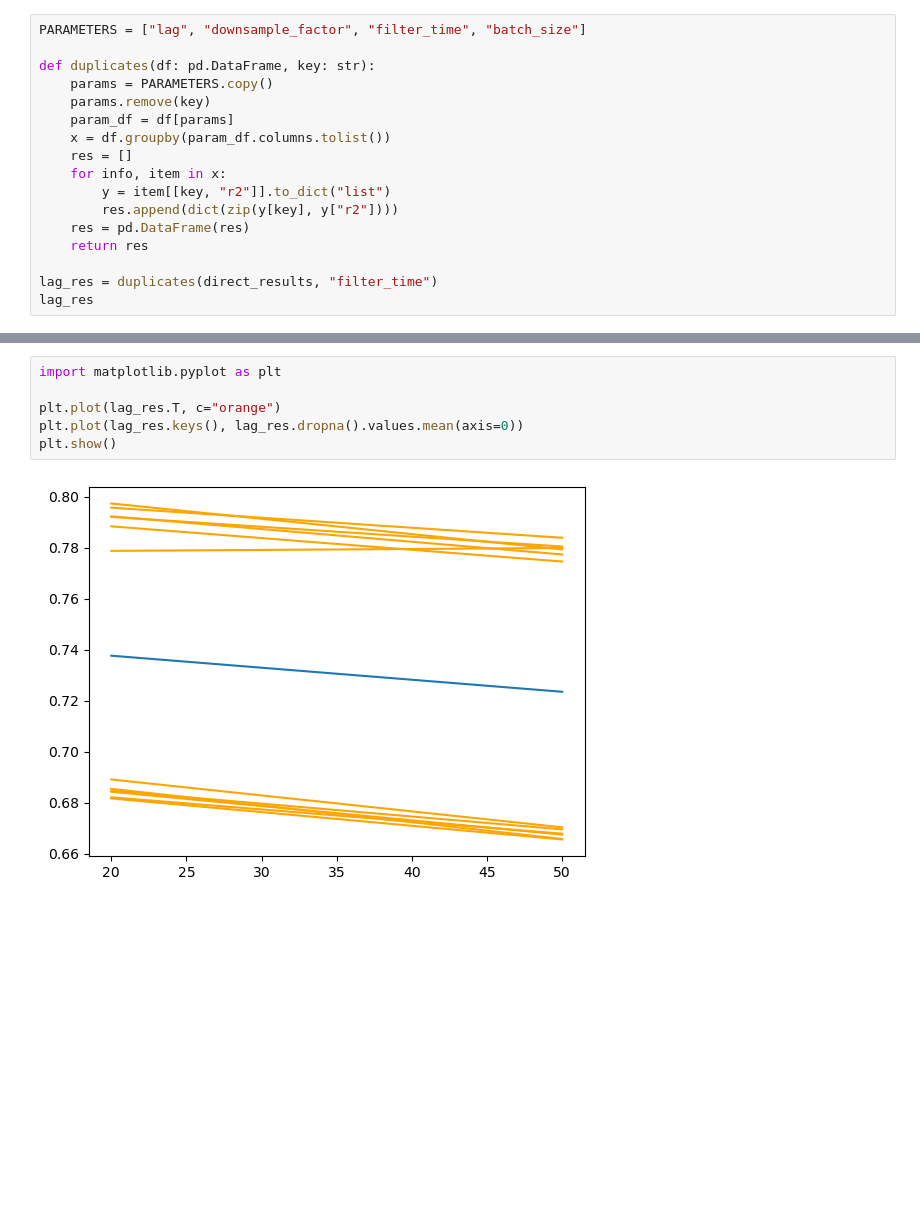
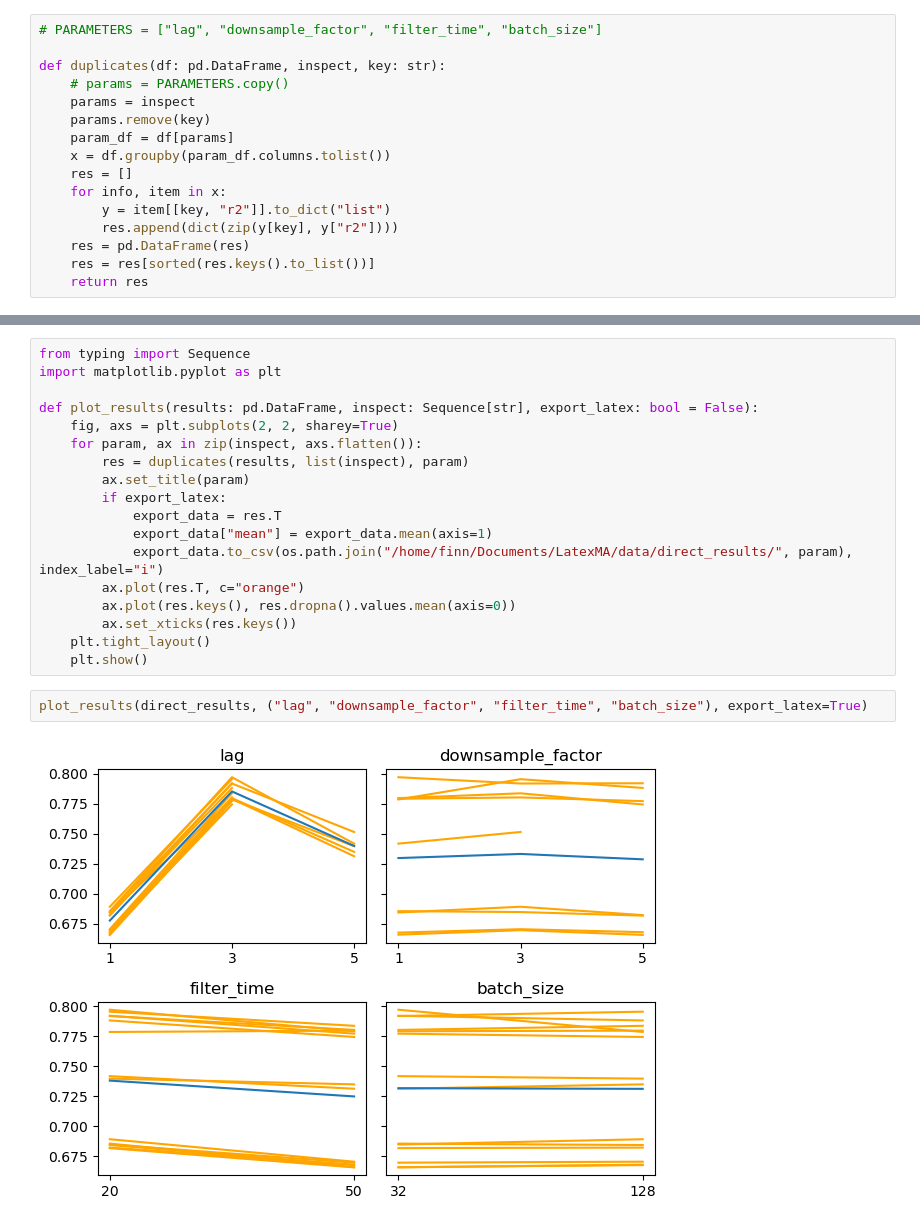
Before and after one commit to gjmm07/Masterthesis, a Jupyter notebook: results/Untitled.ipynb, the cells around one changed output, grey strips where cells are left out. Saved outputs shown, nothing was run; the diff lists cells and outputs as text; blank space fills up the shorter version.

```diff
--- a/results/Untitled.ipynb
+++ b/results/Untitled.ipynb
@@ -61,8 +70,9 @@ direct_results[direct_results.duplicated(["lag", "filter_time", "learning_rate",
 # %%
-PARAMETERS = ["lag", "downsample_factor", "filter_time", "batch_size"]
+# PARAMETERS = ["lag", "downsample_factor", "filter_time", "batch_size"]
 
-def duplicates(df: pd.DataFrame, key: str):
-    params = PARAMETERS.copy()
+def duplicates(df: pd.DataFrame, inspect, key: str):
+    # params = PARAMETERS.copy()
+    params = inspect
     params.remove(key)
     param_df = df[params]
     x = df.groupby(param_df.columns.tolist())
@@ -71,7 +81,5 @@ def duplicates(df: pd.DataFrame, key: str):
         y = item[[key, "r2"]].to_dict("list")
         res.append(dict(zip(y[key], y["r2"])))
     res = pd.DataFrame(res)
+    res = res[sorted(res.keys().to_list())]
     return res
-
-lag_res = duplicates(direct_results, "filter_time")
-lag_res
@@ -94,8 +86,22 @@ lag_res
-# %%
-import matplotlib.pyplot as plt
-
-plt.plot(lag_res.T, c="orange")
-plt.plot(lag_res.keys(), lag_res.dropna().values.mean(axis=0))
-plt.show()
-# %% [output]
-[figure, removed]
+# %%
+from typing import Sequence
+import matplotlib.pyplot as plt
+
+def plot_results(results: pd.DataFrame, inspect: Sequence[str], export_latex: bool = False):
+    fig, axs = plt.subplots(2, 2, sharey=True)
+    for param, ax in zip(inspect, axs.flatten()):
+        res = duplicates(results, list(inspect), param)
+        ax.set_title(param)
+        if export_latex:
+            export_data = res.T
+            export_data["mean"] = export_data.mean(axis=1)
+            export_data.to_csv(os.path.join("/home/finn/Documents/LatexMA/data/direct_results/", param), index_label="i")
+        ax.plot(res.T, c="orange")
+        ax.plot(res.keys(), res.dropna().values.mean(axis=0))
+        ax.set_xticks(res.keys())
+    plt.tight_layout()
+    plt.show()
+# %%
+plot_results(direct_results, ("lag", "downsample_factor", "filter_time", "batch_size"), export_latex=True)
+# %% [output]
+[figure, added]
```
Also changed, not shown: parts of 14 cells of this notebook.
